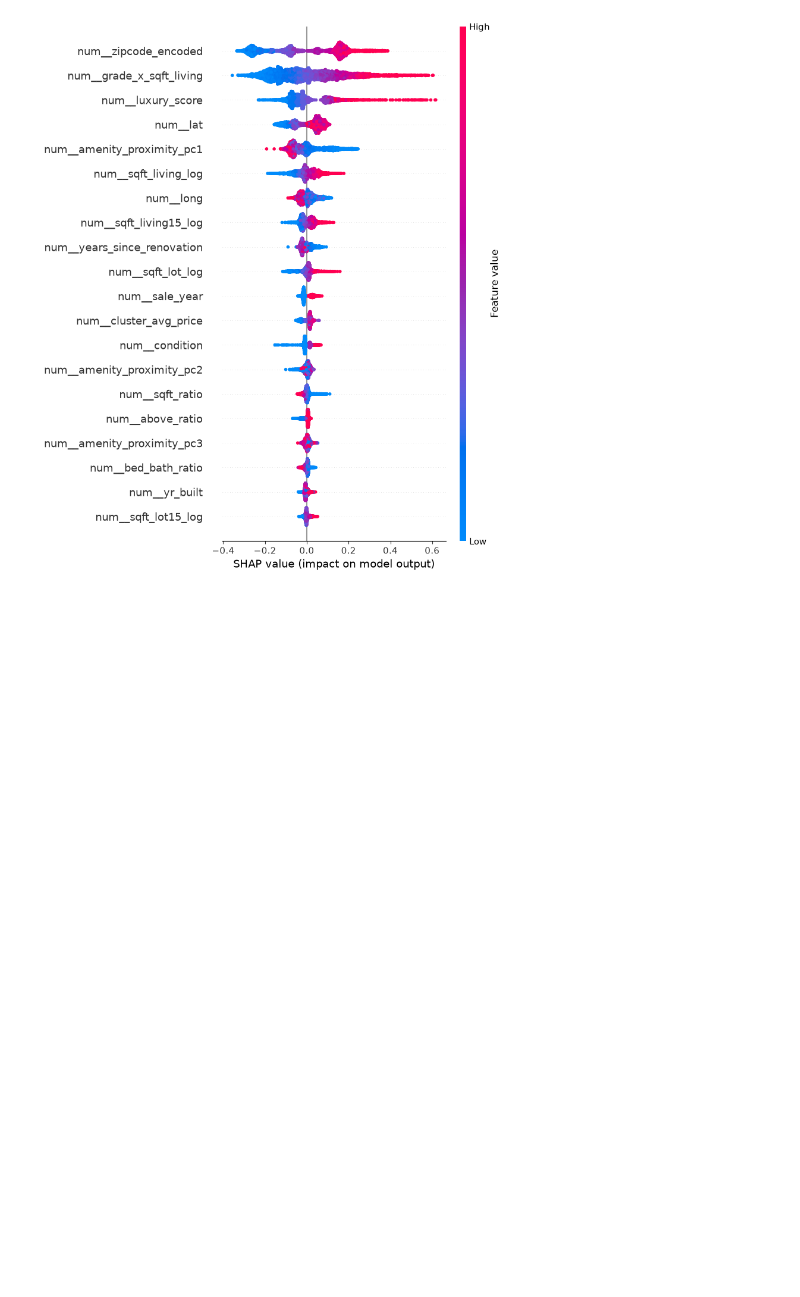
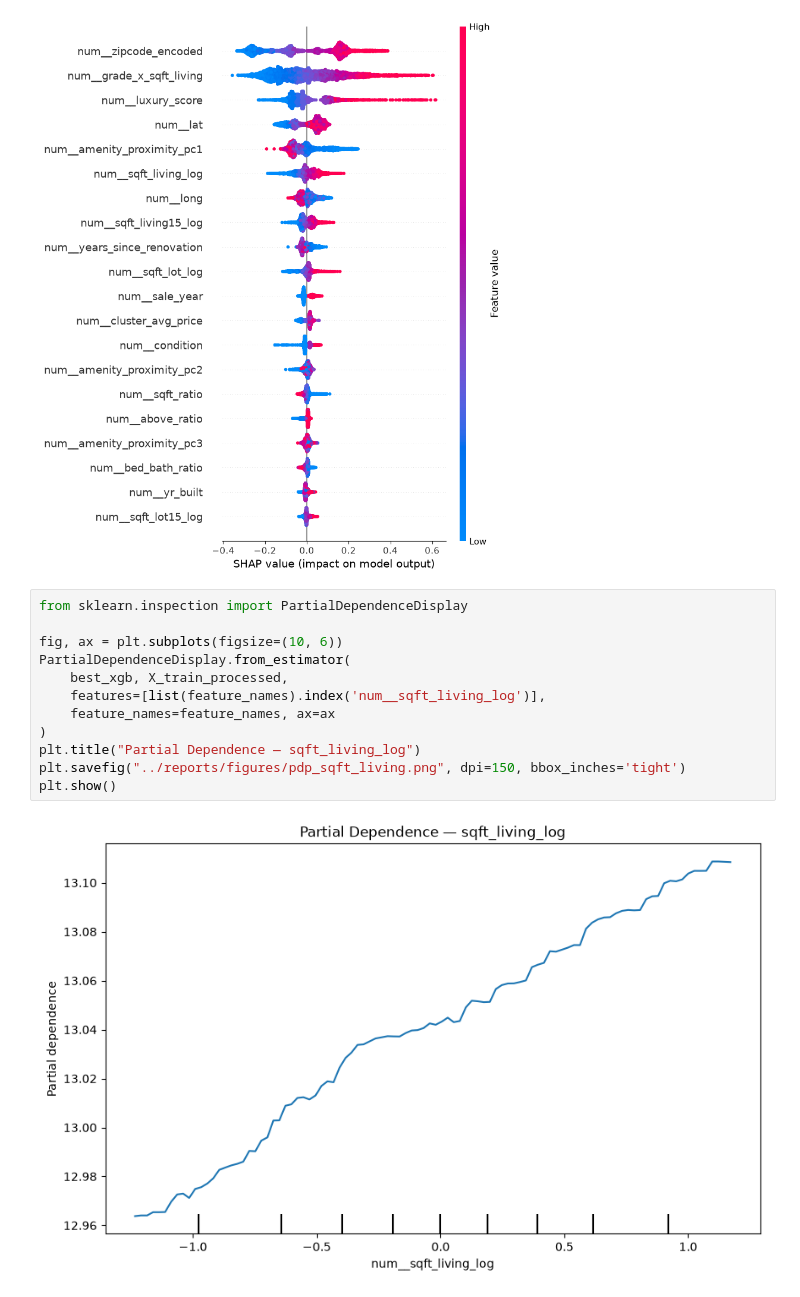
Before and after one commit to reetam-dutta-24/real-estate-price-prediction, a Jupyter notebook: notebooks/03_modeling.ipynb, the cells around one changed output. Saved outputs shown, nothing was run; the diff lists cells and outputs as text; blank space fills up the shorter version.

```diff
--- a/notebooks/03_modeling.ipynb
+++ b/notebooks/03_modeling.ipynb
@@ -290,3 +290,17 @@ plt.savefig("../reports/figures/shap_summary.png", dpi=150, bbox_inches='tight')
 plt.show()
 # %% [output]
 [figure]
+# %%
+from sklearn.inspection import PartialDependenceDisplay
+
+fig, ax = plt.subplots(figsize=(10, 6))
+PartialDependenceDisplay.from_estimator(
+    best_xgb, X_train_processed,
+    features=[list(feature_names).index('num__sqft_living_log')],
+    feature_names=feature_names, ax=ax
+)
+plt.title("Partial Dependence — sqft_living_log")
+plt.savefig("../reports/figures/pdp_sqft_living.png", dpi=150, bbox_inches='tight')
+plt.show()
+# %% [output]
+[figure, added]
```
Also changed, not shown: parts of 2 cells of this notebook, 2 other files.
